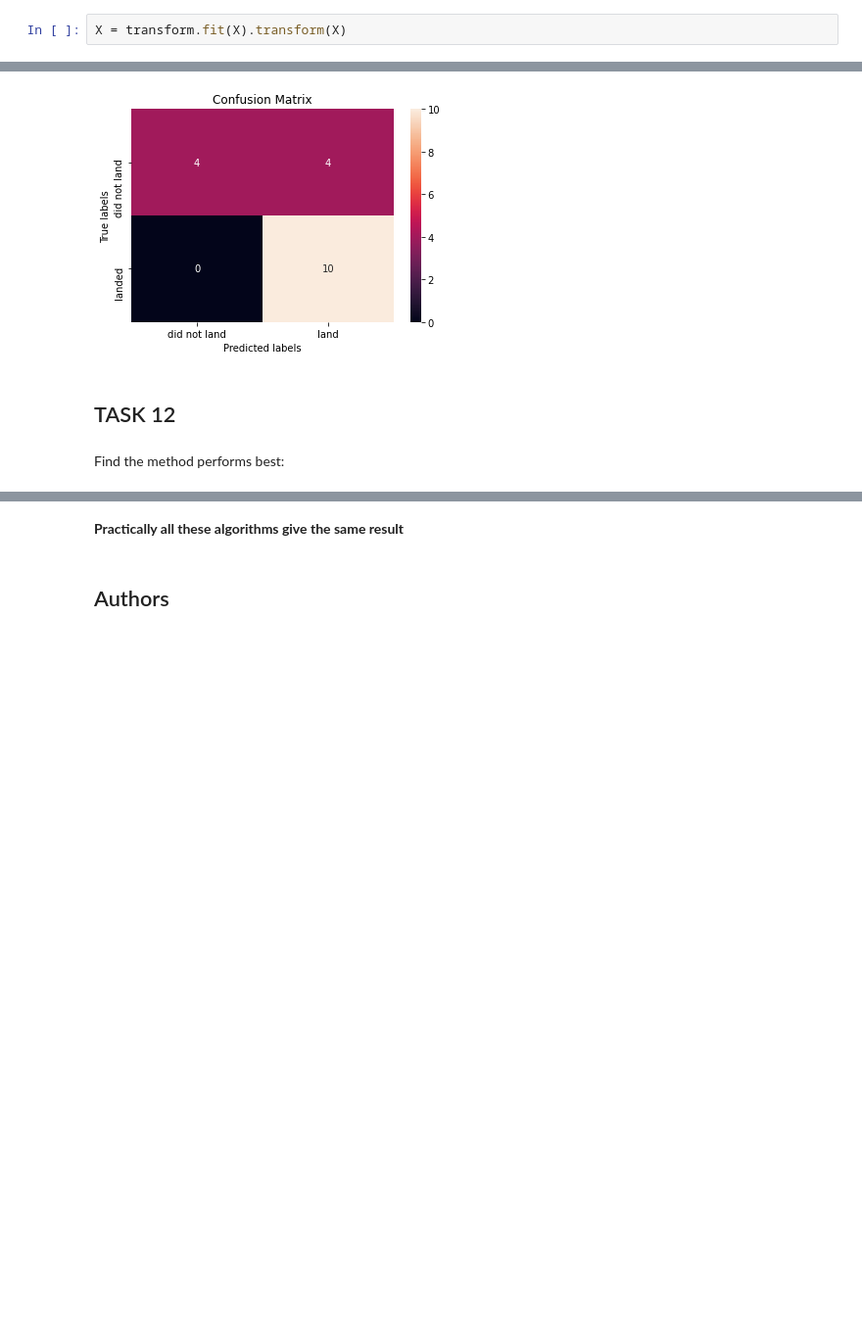
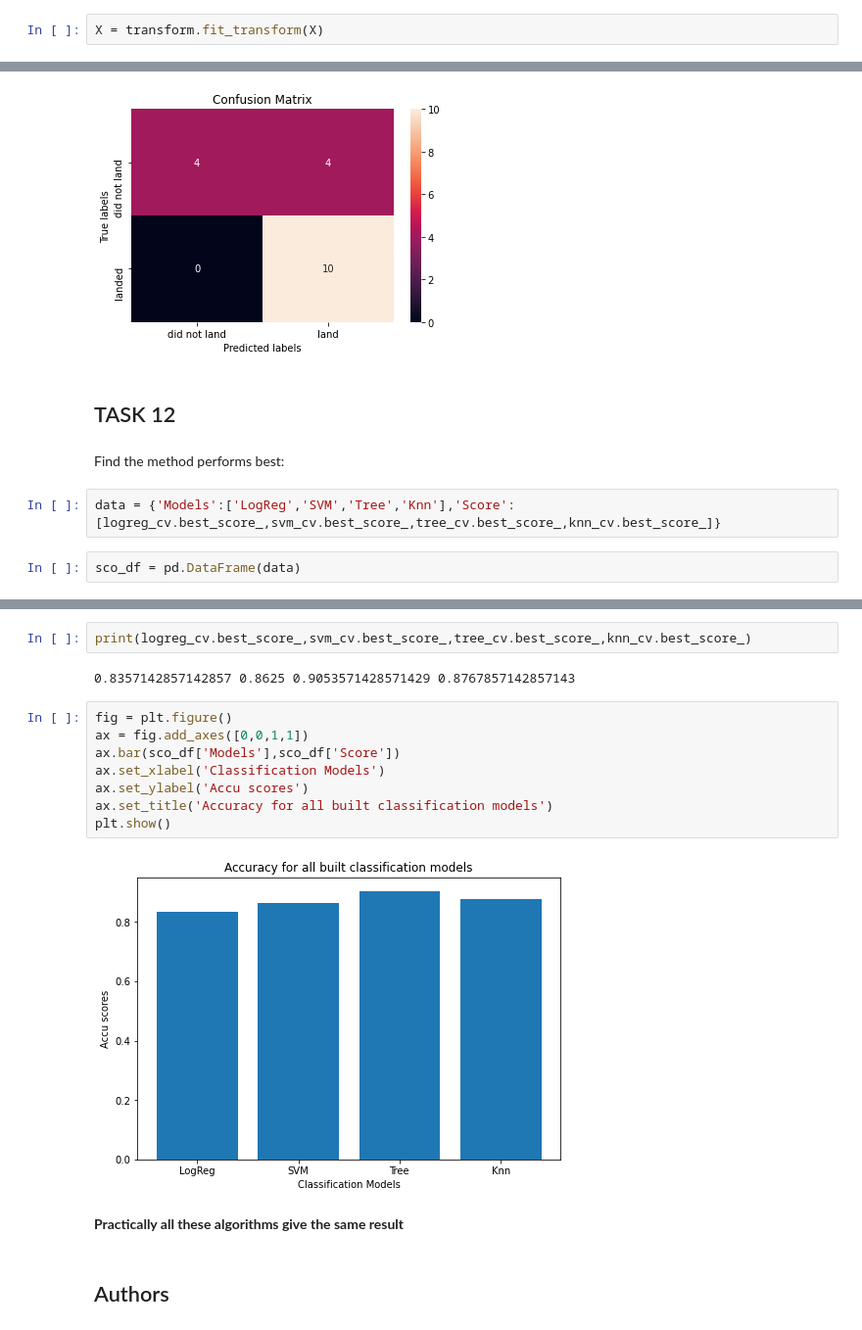
Before and after one commit to Fidojm/capstone_project, a Jupyter notebook: SpaceX_Machine Learning Prediction_Part_5.ipynb, the cells around one changed output, grey strips where cells are left out. Shown at 98% size. Saved outputs shown, nothing was run; the diff lists cells and outputs as text; blank space fills up the shorter version.

```diff
--- a/SpaceX_Machine Learning Prediction_Part_5.ipynb
+++ b/SpaceX_Machine Learning Prediction_Part_5.ipynb
@@ -135,7 +136,7 @@ Standardize the data in <code>X</code> then reassign it to the variable  <code>X
 # students get this
 transform = preprocessing.StandardScaler()
 # %%
-X = transform.fit(X).transform(X)
+X = transform.fit_transform(X)
 # %% [markdown]
 We split the data into training and testing data using the  function  <code>train_test_split</code>.   The training data is divided into validation data, a second set used for training  data; then the models are trained and hyperparameters are selected using the function <code>GridSearchCV</code>.
 # %% [markdown]
@@ -294,3 +295,7 @@ plot_confusion_matrix(Y_test,yhat)
 ## TASK  12
 # %% [markdown]
 Find the method performs best:
+# %%
+data = {'Models':['LogReg','SVM','Tree','Knn'],'Score':[logreg_cv.best_score_,svm_cv.best_score_,tree_cv.best_score_,knn_cv.best_score_]}
+# %%
+sco_df = pd.DataFrame(data)
@@ -297,3 +310,17 @@ Find the method performs best:
+# %%
+print(logreg_cv.best_score_,svm_cv.best_score_,tree_cv.best_score_,knn_cv.best_score_)
+# %% [output]
+0.8357142857142857 0.8625 0.9053571428571429 0.8767857142857143
+# %%
+fig = plt.figure()
+ax = fig.add_axes([0,0,1,1])
+ax.bar(sco_df['Models'],sco_df['Score'])
+ax.set_xlabel('Classification Models')
+ax.set_ylabel('Accu scores')
+ax.set_title('Accuracy for all built classification models')
+plt.show()
+# %% [output]
+[figure, added]
 # %% [markdown]
 <b>Practically all these algorithms give the same result</b>
 # %% [markdown]
```
Also changed, not shown: parts of 5 cells of this notebook.
